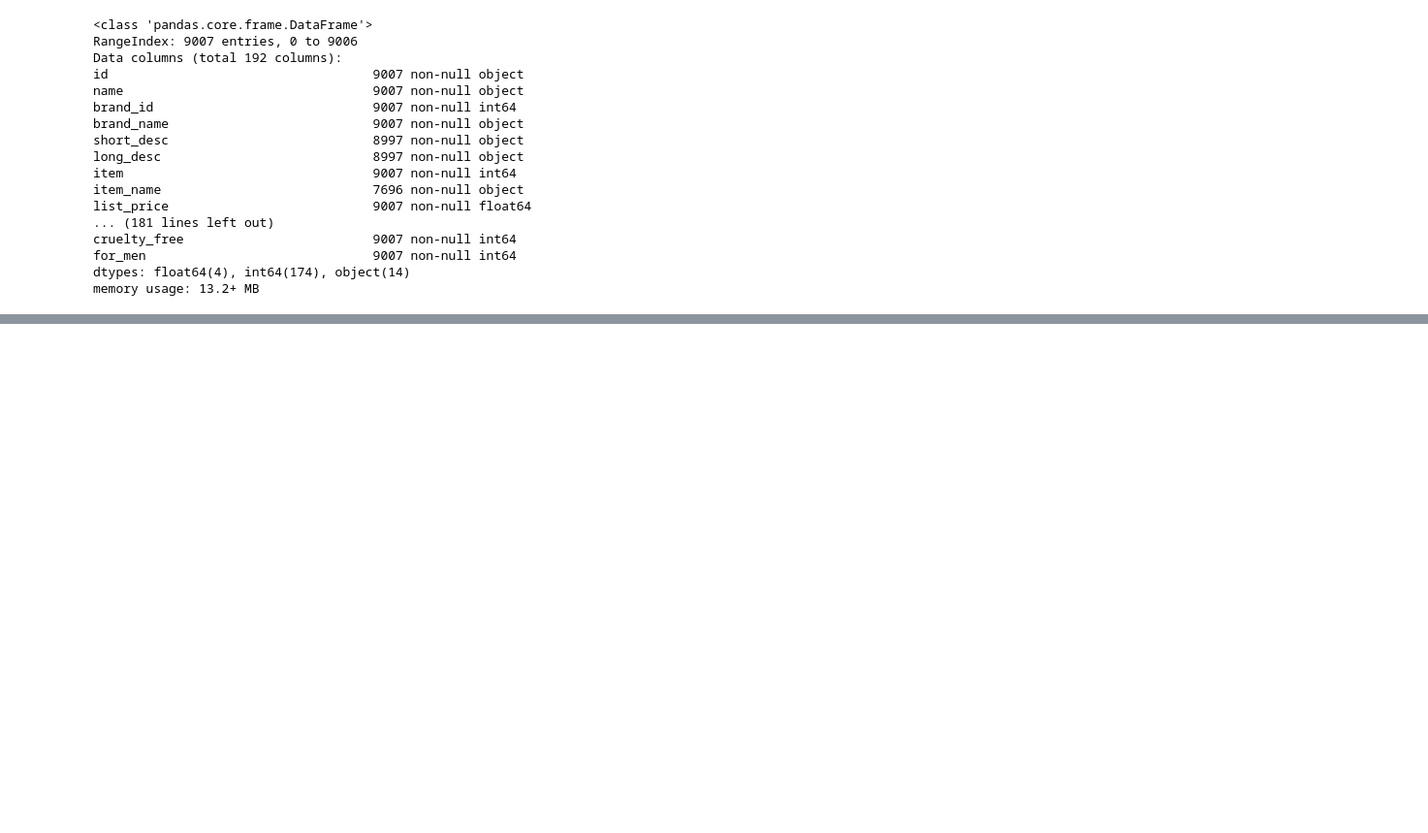
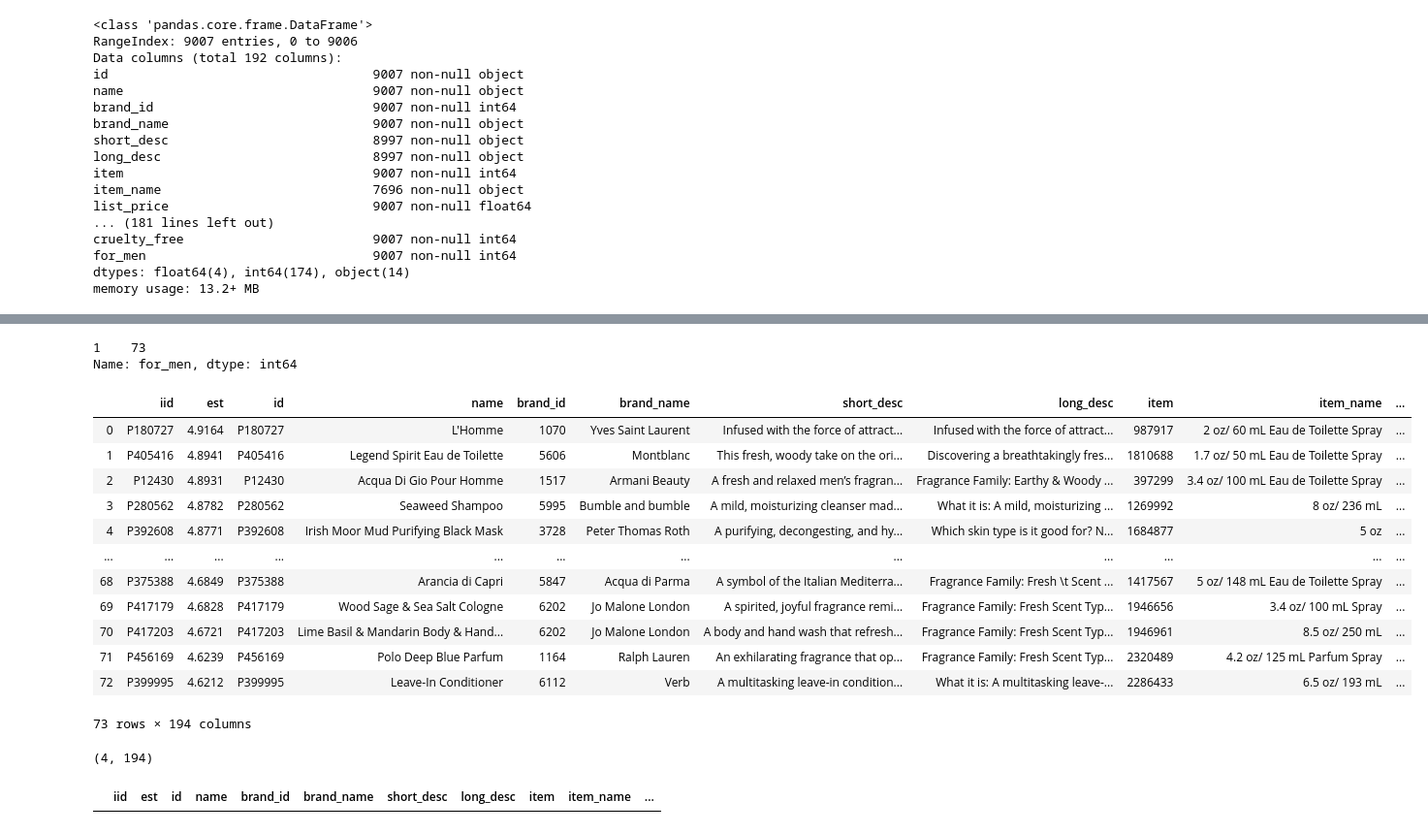
Before and after one commit to valmadrid/Gift-Recommendation, a Jupyter notebook: 2_3_Recommender_System.ipynb, the cells around one changed output, grey strips where cells are left out. Shown at 97% size. Cells and saved outputs as stored; diff of their text form; code cells hidden in the pictures; blank space fills up the shorter version.

```diff
--- a/2_3_Recommender_System.ipynb
+++ b/2_3_Recommender_System.ipynb
@@ -323,0 +122,5 @@ top_products.sort_values(
+# %%
+selected_products.long_desc = selected_products.long_desc.str.replace("active ingredient", "???", case=False)
+selected_products.long_desc = selected_products.long_desc.str.replace("active molecules", "??? molecules", case=False)
+selected_products.long_desc = selected_products.long_desc.str.replace("active blemish", "??? blemish", case=False)
+selected_products.long_desc = selected_products.long_desc.str.replace("active condition", "??? condition", case=False)
@@ -323,0 +211,21 @@ top_products.sort_values(
+# %%
+products_to_consider = []
+# %%
+men = pickle.load(open("for_men.pkl", "rb"))
+
+keywords = ["young", "fresh", "traveler"]
+gender = "he"
+
+keyword_string = "|".join(
+    ["\s" + key + "\s|\s" + key + "\,|\s" + key + "\." for key in keywords])
+
+if gender == "he":
+    products_to_consider = list(
+        selected_products[(selected_products.long_desc.str.contains(
+            keyword_string, flags=re.IGNORECASE, regex=True, na=False))
+                          & (selected_products.id.isin(men))].id.unique())
+#     for i in products_to_consider:
+#         if i not in men:
+#             products_to_consider.remove(i)
+#         else:
+#             continue
@@ -323,0 +254,42 @@ top_products.sort_values(
+# %%
+selected_products[selected_products.id.isin(products_to_consider)].for_men.value_counts()
+# %% [output]
+1    73
+Name: for_men, dtype: int64
+# %%
+# products = pd.read_csv("df_sephora_selected.csv")
+topn = get_topn("35to44_0_0_0_0_0_0_0", products_to_consider, n=len(selected_products))
+topn = topn.merge(products, how="left", left_on="iid", right_on="id")
+topn
+# %% [output]
+|  | iid | est | id | name | brand_id | brand_name | short_desc | long_desc | item | item_name | ... |
+| 0 | P180727 | 4.9164 | P180727 | L'Homme | 1070 | Yves Saint Laurent | Infused with the force of attract... | Infused with the force of attract... | 987917 | 2 oz/ 60 mL Eau de Toilette Spray | ... |
+| 1 | P405416 | 4.8941 | P405416 | Legend Spirit Eau de Toilette | 5606 | Montblanc | This fresh, woody take on the ori... | Discovering a breathtakingly fres... | 1810688 | 1.7 oz/ 50 mL Eau de Toilette Spray | ... |
+| 2 | P12430 | 4.8931 | P12430 | Acqua Di Gio Pour Homme | 1517 | Armani Beauty | A fresh and relaxed men’s fragran... | Fragrance Family: Earthy & Woody ... | 397299 | 3.4 oz/ 100 mL Eau de Toilette Spray | ... |
+| 3 | P280562 | 4.8782 | P280562 | Seaweed Shampoo | 5995 | Bumble and bumble | A mild, moisturizing cleanser mad... | What it is: A mild, moisturizing ... | 1269992 | 8 oz/ 236 mL | ... |
+| 4 | P392608 | 4.8771 | P392608 | Irish Moor Mud Purifying Black Mask | 3728 | Peter Thomas Roth | A purifying, decongesting, and hy... | Which skin type is it good for? N... | 1684877 | 5 oz | ... |
+| ... | ... | ... | ... | ... | ... | ... | ... | ... | ... | ... | ... |
+| 68 | P375388 | 4.6849 | P375388 | Arancia di Capri | 5847 | Acqua di Parma | A symbol of the Italian Mediterra... | Fragrance Family: Fresh \t Scent ... | 1417567 | 5 oz/ 148 mL Eau de Toilette Spray | ... |
+| 69 | P417179 | 4.6828 | P417179 | Wood Sage & Sea Salt Cologne | 6202 | Jo Malone London | A spirited, joyful fragrance remi... | Fragrance Family: Fresh Scent Typ... | 1946656 | 3.4 oz/ 100 mL Spray | ... |
+| 70 | P417203 | 4.6721 | P417203 | Lime Basil & Mandarin Body & Hand... | 6202 | Jo Malone London | A body and hand wash that refresh... | Fragrance Family: Fresh Scent Typ... | 1946961 | 8.5 oz/ 250 mL | ... |
+| 71 | P456169 | 4.6239 | P456169 | Polo Deep Blue Parfum | 1164 | Ralph Lauren | An exhilarating fragrance that op... | Fragrance Family: Fresh Scent Typ... | 2320489 | 4.2 oz/ 125 mL Parfum Spray | ... |
+| 72 | P399995 | 4.6212 | P399995 | Leave-In Conditioner | 6112 | Verb | A multitasking leave-in condition... | What it is: A multitasking leave-... | 2286433 | 6.5 oz/ 193 mL | ... |
+73 rows × 194 columns
+# %%
+topn[(topn.price_high <= 500)
+                            & (topn.price_low >= 150)].reset_index(
+                                drop=True).shape
+# %% [output]
+(4, 194)
+# %%
+top_ = get_reco2(age=age,
+     keywords = keywords,
+     rel = rel,
+     gender = gender,
+     budget_max = budget_max,
+     budget_min = budget_min,
+     n=15)
+
+top_
+# %% [output]
+|  | iid | est | id | name | brand_id | brand_name | short_desc | long_desc | item | item_name | ... |
```
Also changed, not shown: parts of 41 cells of this notebook, 4 other files.
